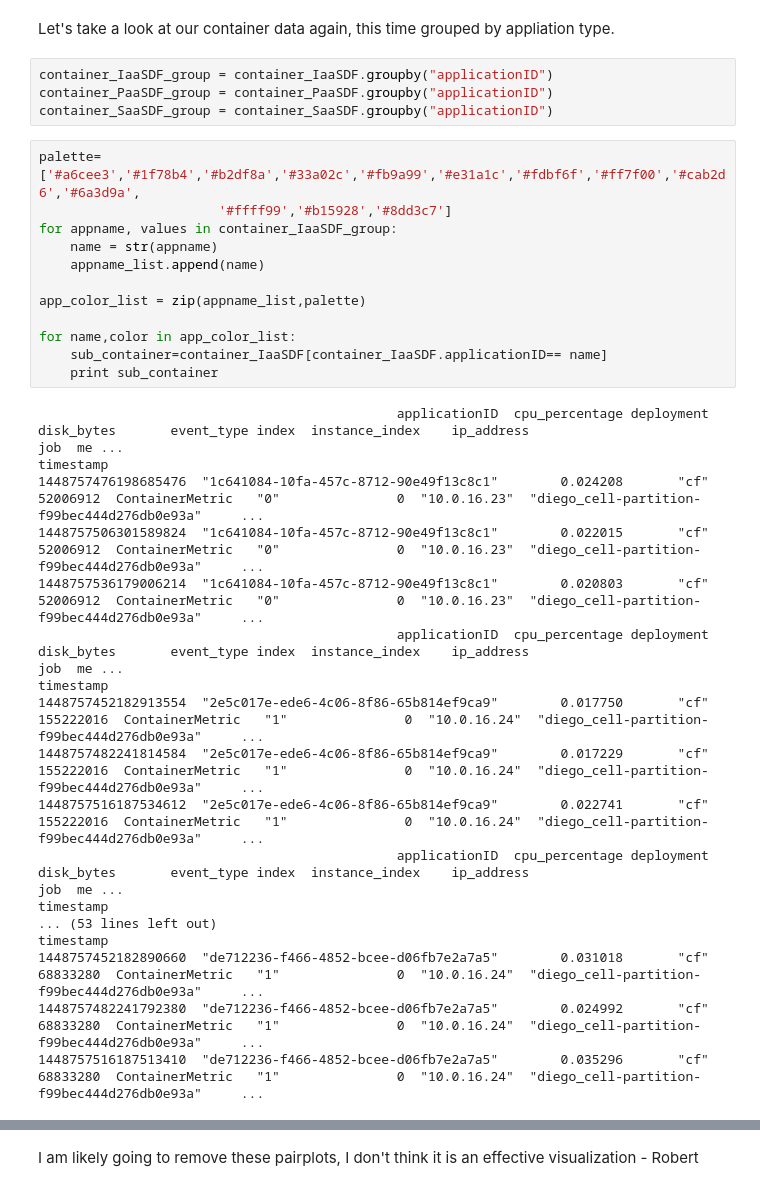
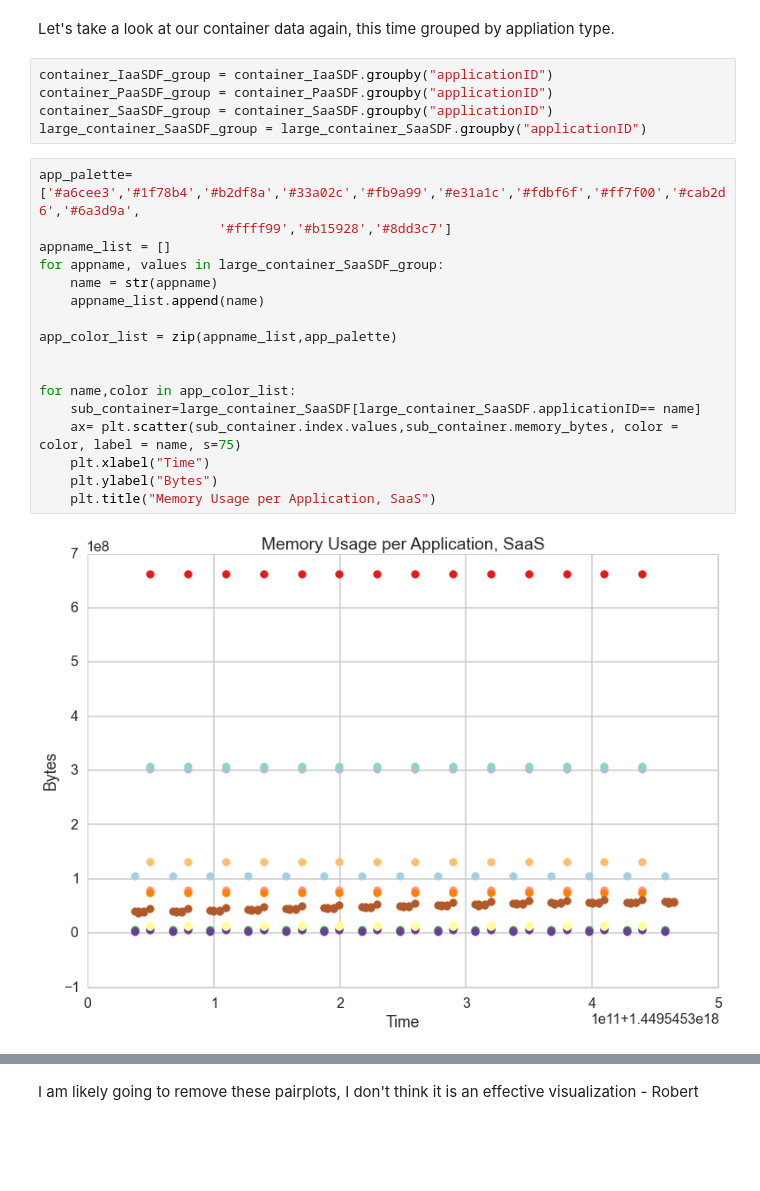
Before and after one commit to harvard-team-pivot/elastic-compute, a Jupyter notebook: elasticCompute.ipynb, the cells around one changed output, grey strips where cells are left out. Saved outputs shown, nothing was run; the diff lists cells and outputs as text; blank space fills up the shorter version.

```diff
--- a/elasticCompute.ipynb
+++ b/elasticCompute.ipynb
@@ -377,33 +390,23 @@ Let's take a look at our container data again, this time grouped by appliation t
 container_IaaSDF_group = container_IaaSDF.groupby("applicationID")
 container_PaaSDF_group = container_PaaSDF.groupby("applicationID")
 container_SaaSDF_group = container_SaaSDF.groupby("applicationID")
+large_container_SaaSDF_group = large_container_SaaSDF.groupby("applicationID")
 # %%
-palette= ['#a6cee3','#1f78b4','#b2df8a','#33a02c','#fb9a99','#e31a1c','#fdbf6f','#ff7f00','#cab2d6','#6a3d9a',
+app_palette= ['#a6cee3','#1f78b4','#b2df8a','#33a02c','#fb9a99','#e31a1c','#fdbf6f','#ff7f00','#cab2d6','#6a3d9a',
                        '#ffff99','#b15928','#8dd3c7']
-for appname, values in container_IaaSDF_group:
+appname_list = []
+for appname, values in large_container_SaaSDF_group:
     name = str(appname)
     appname_list.append(name)
 
-app_color_list = zip(appname_list,palette)
+app_color_list = zip(appname_list,app_palette)
+
 
 for name,color in app_color_list:
-    sub_container=container_IaaSDF[container_IaaSDF.applicationID== name]
-    print sub_container
+    sub_container=large_container_SaaSDF[large_container_SaaSDF.applicationID== name]
+    ax= plt.scatter(sub_container.index.values,sub_container.memory_bytes, color = color, label = name, s=75)
+    plt.xlabel("Time")
+    plt.ylabel("Bytes")
+    plt.title("Memory Usage per Application, SaaS")
 # %% [output]
-                                              applicationID  cpu_percentage deployment  disk_bytes       event_type index  instance_index    ip_address                                          job  me ...
-timestamp
-1448757476198685476  "1c641084-10fa-457c-8712-90e49f13c8c1"        0.024208       "cf"    52006912  ContainerMetric   "0"               0  "10.0.16.23"  "diego_cell-partition-f99bec444d276db0e93a"     ...
-1448757506301589824  "1c641084-10fa-457c-8712-90e49f13c8c1"        0.022015       "cf"    52006912  ContainerMetric   "0"               0  "10.0.16.23"  "diego_cell-partition-f99bec444d276db0e93a"     ...
-1448757536179006214  "1c641084-10fa-457c-8712-90e49f13c8c1"        0.020803       "cf"    52006912  ContainerMetric   "0"               0  "10.0.16.23"  "diego_cell-partition-f99bec444d276db0e93a"     ...
-                                              applicationID  cpu_percentage deployment  disk_bytes       event_type index  instance_index    ip_address                                          job  me ...
-timestamp
-1448757452182913554  "2e5c017e-ede6-4c06-8f86-65b814ef9ca9"        0.017750       "cf"   155222016  ContainerMetric   "1"               0  "10.0.16.24"  "diego_cell-partition-f99bec444d276db0e93a"     ...
-1448757482241814584  "2e5c017e-ede6-4c06-8f86-65b814ef9ca9"        0.017229       "cf"   155222016  ContainerMetric   "1"               0  "10.0.16.24"  "diego_cell-partition-f99bec444d276db0e93a"     ...
-1448757516187534612  "2e5c017e-ede6-4c06-8f86-65b814ef9ca9"        0.022741       "cf"   155222016  ContainerMetric   "1"               0  "10.0.16.24"  "diego_cell-partition-f99bec444d276db0e93a"     ...
-                                              applicationID  cpu_percentage deployment  disk_bytes       event_type index  instance_index    ip_address                                          job  me ...
-timestamp
-... (53 lines left out)
-timestamp
-1448757452182890660  "de712236-f466-4852-bcee-d06fb7e2a7a5"        0.031018       "cf"    68833280  ContainerMetric   "1"               0  "10.0.16.24"  "diego_cell-partition-f99bec444d276db0e93a"     ...
-1448757482241792380  "de712236-f466-4852-bcee-d06fb7e2a7a5"        0.024992       "cf"    68833280  ContainerMetric   "1"               0  "10.0.16.24"  "diego_cell-partition-f99bec444d276db0e93a"     ...
-1448757516187513410  "de712236-f466-4852-bcee-d06fb7e2a7a5"        0.035296       "cf"    68833280  ContainerMetric   "1"               0  "10.0.16.24"  "diego_cell-partition-f99bec444d276db0e93a"     ...
+[figure, added]
```
Also changed, not shown: parts of 14 cells of this notebook.
